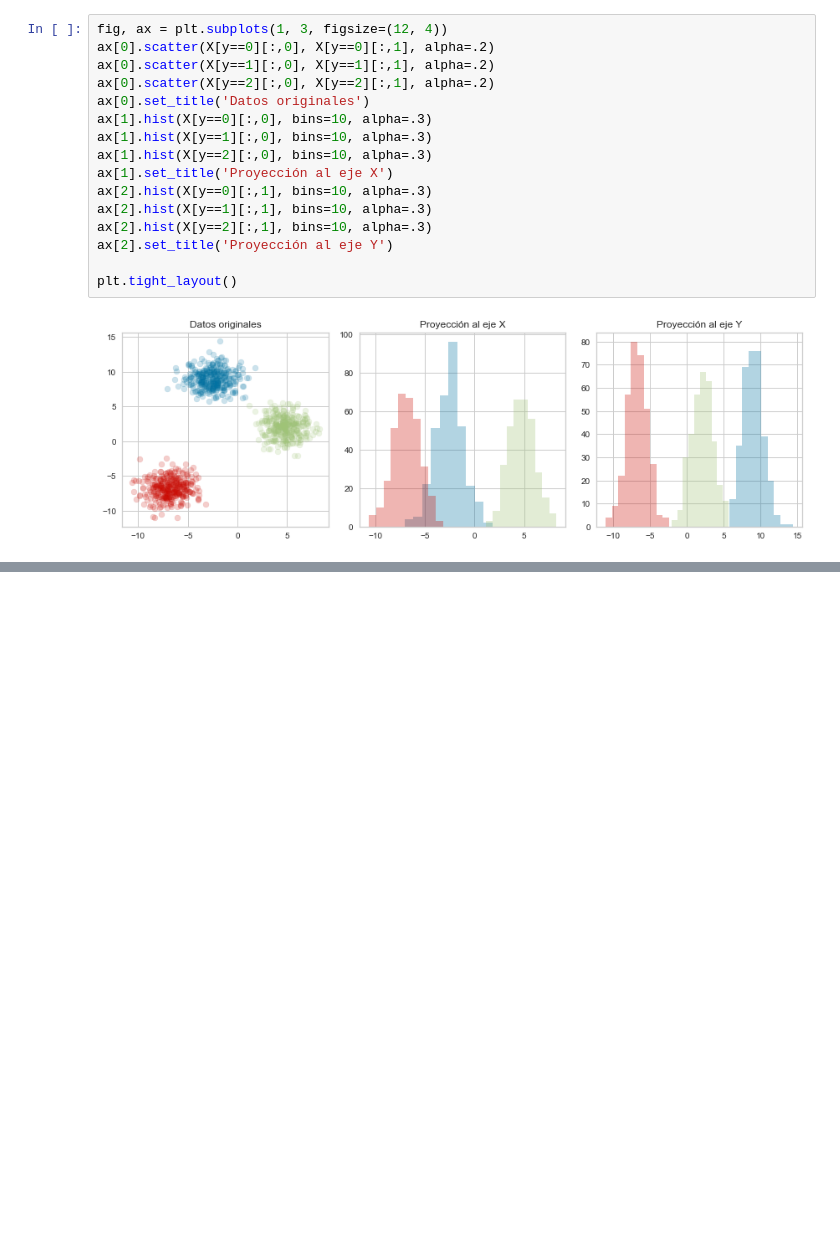
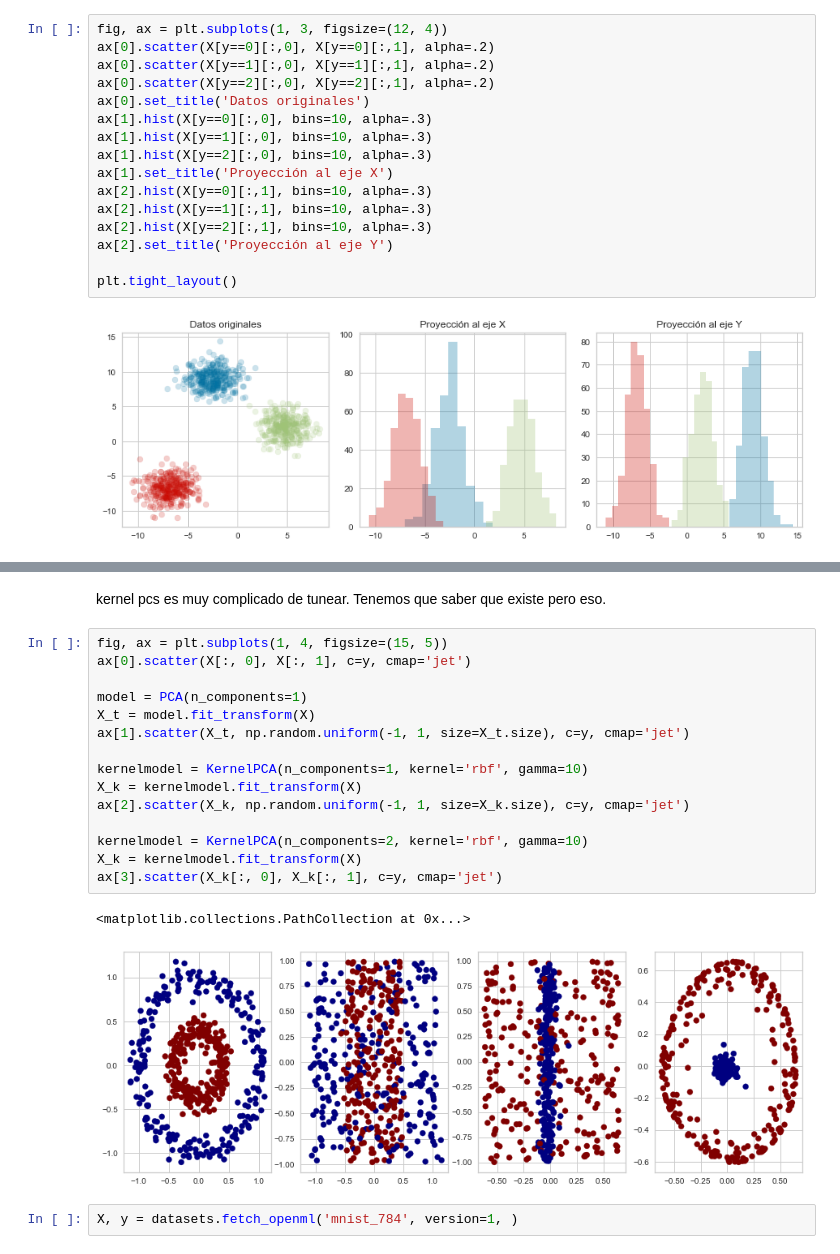
Before and after one commit to jorgegmartin/Master_Data_Science, a Jupyter notebook: 09_UnsupervisedLearning/UnsupervisedLearningNotes.ipynb, the cells around one changed output, grey strips where cells are left out. Drawn from its saved outputs; the diff is of its cells as text; blank space fills up the shorter version.

```diff
--- a/09_UnsupervisedLearning/UnsupervisedLearningNotes.ipynb
+++ b/09_UnsupervisedLearning/UnsupervisedLearningNotes.ipynb
@@ -344,0 +393,22 @@ plt.tight_layout()
+# %% [markdown]
+kernel pcs es muy complicado de tunear. Tenemos que saber que existe pero eso.
+# %%
+fig, ax = plt.subplots(1, 4, figsize=(15, 5))
+ax[0].scatter(X[:, 0], X[:, 1], c=y, cmap='jet')
+
+model = PCA(n_components=1)
+X_t = model.fit_transform(X)
+ax[1].scatter(X_t, np.random.uniform(-1, 1, size=X_t.size), c=y, cmap='jet')
+
+kernelmodel = KernelPCA(n_components=1, kernel='rbf', gamma=10)
+X_k = kernelmodel.fit_transform(X)
+ax[2].scatter(X_k, np.random.uniform(-1, 1, size=X_k.size), c=y, cmap='jet')
+
+kernelmodel = KernelPCA(n_components=2, kernel='rbf', gamma=10)
+X_k = kernelmodel.fit_transform(X)
+ax[3].scatter(X_k[:, 0], X_k[:, 1], c=y, cmap='jet')
+# %% [output]
+<matplotlib.collections.PathCollection at 0x...>
+[figure, added]
+# %%
+X, y = datasets.fetch_openml('mnist_784', version=1, )
```
Also changed, not shown: parts of 26 cells of this notebook.
